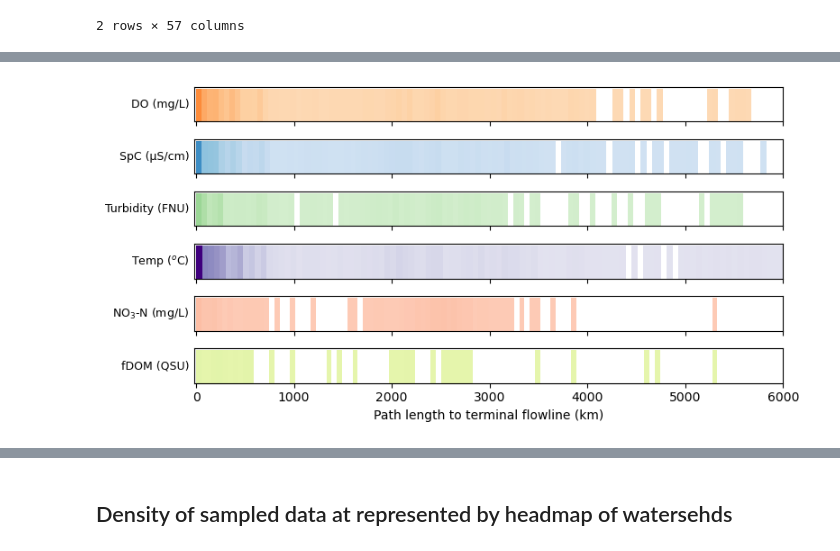
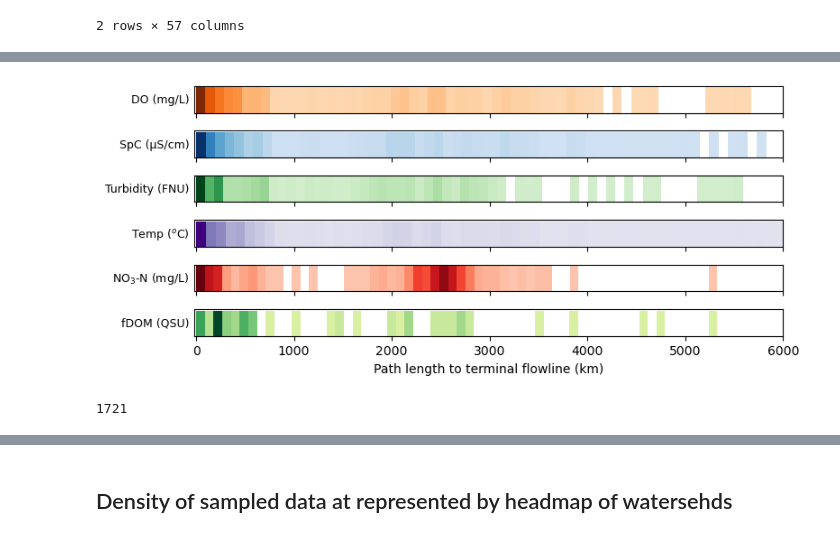
Before and after one commit to jtkemper/stream-analysis, a Jupyter notebook: spatial_pattern_basinatlas.ipynb, the cells around one changed output, grey strips where cells are left out. Drawn from its saved outputs; the diff is of its cells as text; code cells hidden in the pictures.

```diff
--- a/spatial_pattern_basinatlas.ipynb
+++ b/spatial_pattern_basinatlas.ipynb
@@ -438,0 +414,12 @@ print(md_comid.shape)
+# %%
+vaa = nhd.nhdplus_vaa()
+
+# longest source-to-terminus path within each terminal network
+vaa['net_max'] = vaa.groupby('terminalpa')['pathlength'].transform('max')
+vaa['frac_to_terminus'] = np.where(vaa['net_max'] > 0, vaa['pathlength'] / vaa['net_max'], np.nan) # 1 = headwater end, 0 = terminus
+
+vaa = vaa.rename(columns={'comid': 'COMID'})
+md_comid = md_data.merge(vaa[['COMID', 'pathlength', 'frac_to_terminus']], on='COMID')
+print(md_data.shape)
+print(md_comid.shape)
+md_comid.head()
@@ -439,45 +436,41 @@ print(md_comid.shape)
 # %%
 # network density map
 from matplotlib.ticker import FuncFormatter
 
 n_solutes = len(solutes)
 n_hist = len(vars_cont)
 n_cols = 3 + n_hist
 n_bin = 60 # histogram bin
 fig, axes = plt.subplots(n_solutes, 1,
-                         figsize=(8, n_solutes * 0.67), sharex=True)
+                         figsize=(8, 3.5), sharex=True)
 
-CMAPS = {'DO_mgL': 'Oranges',
-         'SpC_uScm': 'Blues',
-         'Turb_FNU': 'Greens',
-         'WTemp_C': 'Purples',
-         'NO3_mgNL': 'Reds',
-         'fDOM_QSU': 'YlGn'}
-# shared max so the rows are comparable
-vmax = max(
-    np.histogram(md_comid[md_comid['parameter'] == p]['pathlength'].dropna(),
-                 bins=n_bin, density=False)[0].max()
-    for p in solute_pretty
-)
-
-for ax, (param, label) in zip(axes, solute_pretty.items()):
-    subset = md_comid[md_comid['parameter'] == param]['pathlength'].dropna()
+for ax, (solute, label) in zip(axes, solute_pretty.items()):
+    subset = md_comid[md_comid['parameter'] == solute]['pathlength'].dropna()
     counts, bin_edges = np.histogram(subset, bins=n_bin, density=False)
 
-    cmap = plt.get_cmap(CMAPS[param])
+    cmap = plt.get_cmap(PARAM_COLORS[solute]['cmap'])
+    cmax = counts.max() if counts.max() > 0 else 1
 
-    colors = np.array([cmap(0.2 + 0.8 * (c / vmax)) if c > 0 else (1, 1, 1, 1)
+    # making no samples white
+    colors = np.array([cmap(0.2 + 0.8 * (c / cmax)) if c > 0 else (1, 1, 1, 1)
                        for c in counts])
 
     ax.bar(bin_edges[:-1], np.ones_like(counts), width=np.diff(bin_edges),
            color=colors, align='edge')
 
     ax.set_ylabel(label, fontsize=9, rotation=0, ha='right', verticalalignment='center')
     ax.set_yticks([])
     ax.set_xlim([-20, 6000])
 
 axes[-1].set_xlabel("Path length to terminal flowline (km)")
 plt.tight_layout()
 plt.savefig('../OUTPUT/spatial_patterns/denstiy_network_length.png', dpi=600, bbox_inches='tight')
 # %% [output]
-[figure, old version]
+[figure, new version]
+# %%
+solute = 'DO_mgL'
+subset = md_comid[md_comid['parameter'] == solute]
+test = subset['STREAM_ID'].unique()
+len(test)
+# %% [output]
+1721
```
Also changed, not shown: parts of 6 cells of this notebook, 1 other file.
